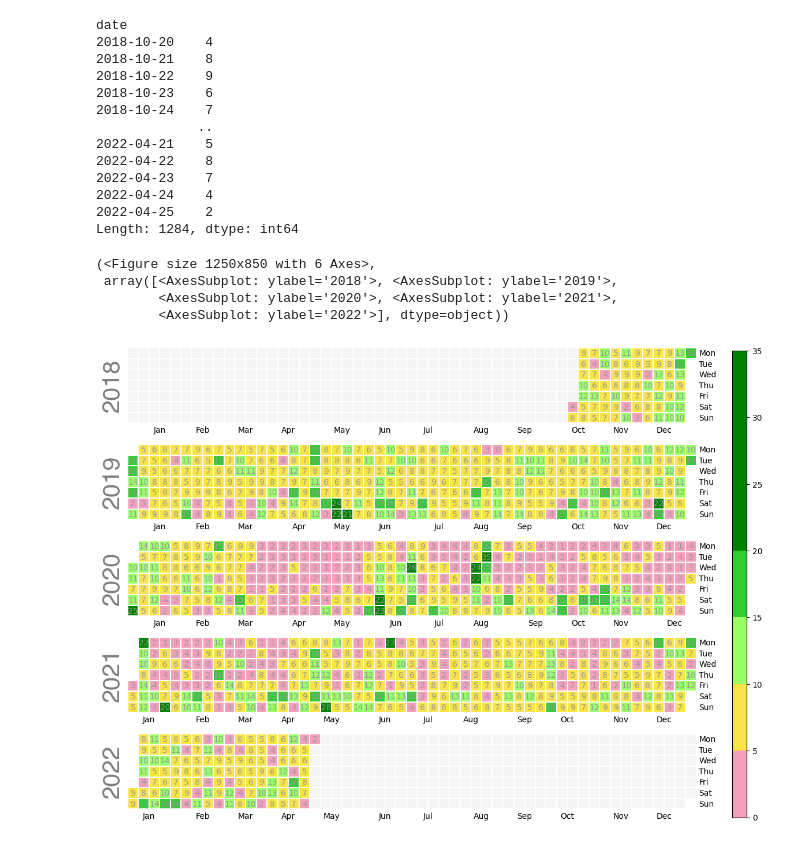
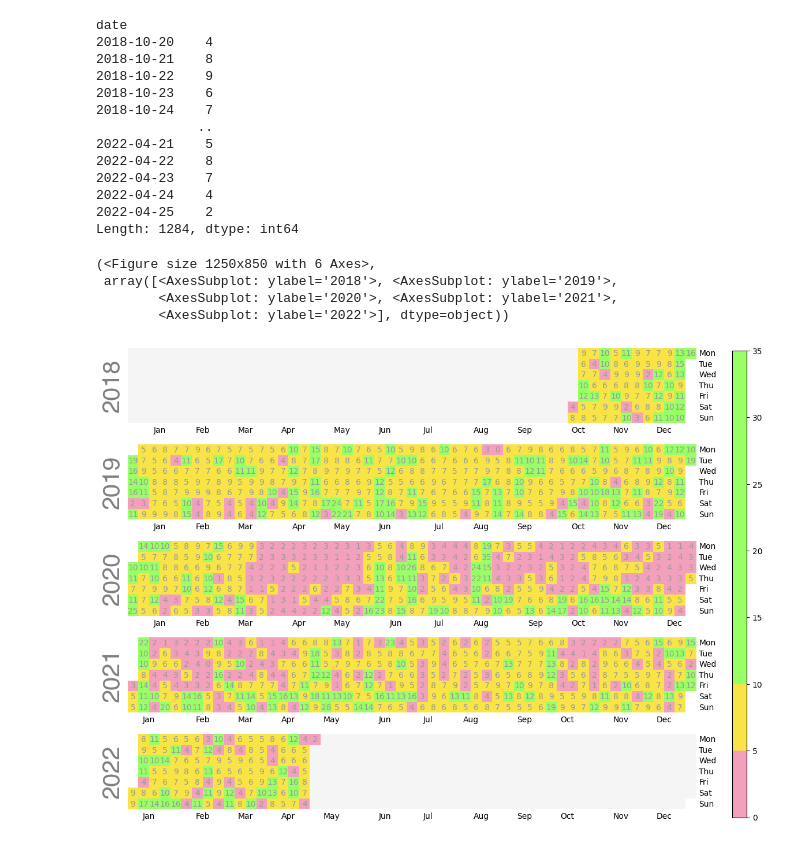
Before and after one commit to Fillll/life-log, a Jupyter notebook: 02-plot-steps.ipynb, the cells around one changed output. Cells and saved outputs as stored; diff of their text form; code cells hidden in the pictures.

Commit message:
A bit more analysis on steps.

```diff
--- a/02-plot-steps.ipynb
+++ b/02-plot-steps.ipynb
@@ -9,6 +10,17 @@ import numpy as np; np.random.seed(sum(map(ord, 'calplot')))
 df = pd.read_csv(os.path.join('data', 'my_garmin_data.tsv'), sep='\t', parse_dates=['date'])
 # %%
 df['steps_k_cnt'] = df.apply(lambda row: round(row['steps_cnt'] / 1000), axis=1)
+# %%
+def steps_grouped(steps_cnt):
+    if steps_cnt <= 5000:
+        return 1
+    if steps_cnt <= 10000:
+        return 2
+    return 3
+
+df['steps_cnt_grouped'] = df.apply(lambda row: steps_grouped(row['steps_cnt']), axis=1)
+# %%
+df['year'] = df.apply(lambda row: row['date'].year, axis=1)
 # %%
 df
 # %% [output]
@@ -49,14 +69,26 @@ steps_cmap = ListedColormap(['#f3a0bc'] * 5 + ['#f8e447'] * 5 + ['#99ff66'] * 5
 # %%
-calplot.calplot(steps,
-                textformat='{:.0f}',
-                textcolor='#999999',
-                cmap=steps_cmap,
-                linewidth=0.005,
-                edgecolor='white'
-               )
+# steps_cmap_2 = ListedColormap(['#f3a0bc'] * 5 + ['#f8e447'] * 5 + ['#99ff66'] * 10  + ['#008001'] * 15)
+
+# calplot.calplot(steps,
+#                 textformat='{:.0f}',
+#                 textcolor='#999999',
+#                 cmap=steps_cmap_2,
+#                 linewidth=0.005,
+#                 edgecolor='white'
+#                )
-# %% [output]
-(<Figure size 1250x850 with 6 Axes>,
- array([<AxesSubplot: ylabel='2018'>, <AxesSubplot: ylabel='2019'>,
-        <AxesSubplot: ylabel='2020'>, <AxesSubplot: ylabel='2021'>,
-        <AxesSubplot: ylabel='2022'>], dtype=object))
-[figure, removed]
+# %%
+steps_cmap_3 = ListedColormap(['#f3a0bc'] * 5 + ['#f8e447'] * 5 + ['#99ff66'] * 25)
+
+calplot.calplot(steps,
+                textformat='{:.0f}',
+                textcolor='#999999',
+                cmap=steps_cmap_3,
+                linewidth=0.0005,
+                edgecolor='white'
+               )
+# %% [output]
+(<Figure size 1250x850 with 6 Axes>,
+ array([<AxesSubplot: ylabel='2018'>, <AxesSubplot: ylabel='2019'>,
+        <AxesSubplot: ylabel='2020'>, <AxesSubplot: ylabel='2021'>,
+        <AxesSubplot: ylabel='2022'>], dtype=object))
+[figure, added]
```
Also changed, not shown: parts of 7 cells of this notebook.
